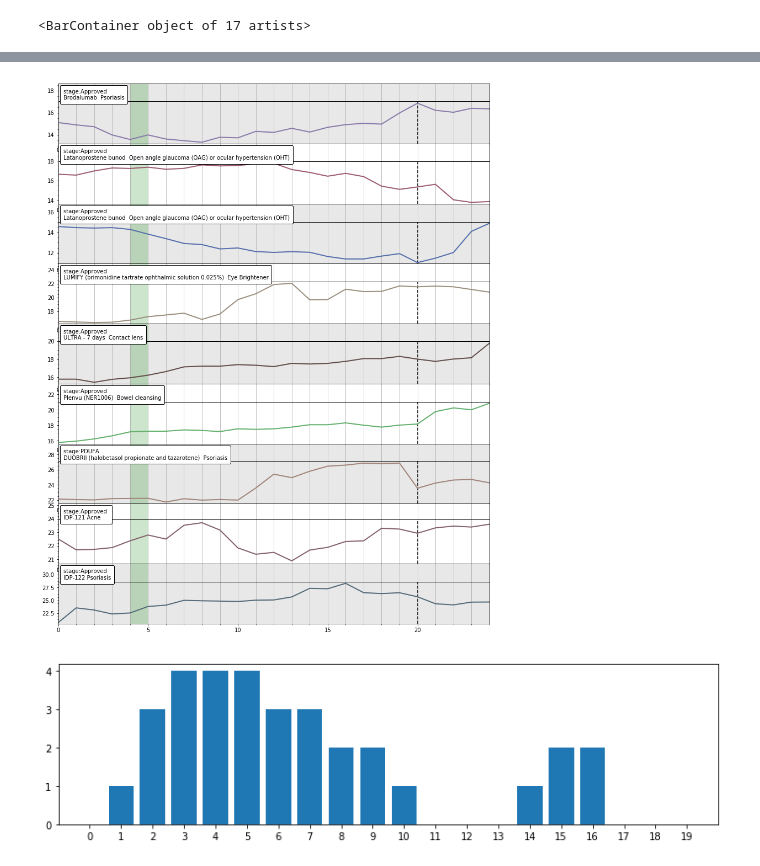
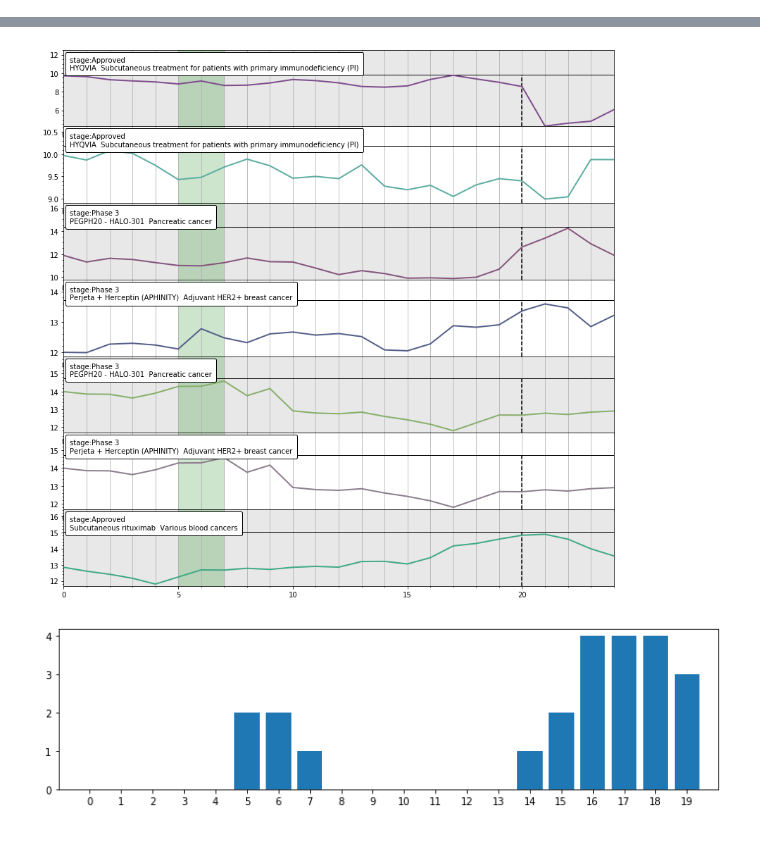
Before and after one commit to automayt/pharmakarma, a Jupyter notebook: PharmaKarma2.ipynb, the cells around one changed output, grey strips where cells are left out. Saved outputs shown, nothing was run; the diff lists cells and outputs as text; code cells hidden in the pictures.

```diff
--- a/PharmaKarma2.ipynb
+++ b/PharmaKarma2.ipynb
@@ -48,7 +48,7 @@ df["Past"] = df["Date"] - DateOffset(weeks=3)
 df["Future"] = df["Date"] + DateOffset(weeks=1)
 
 # Create local PDUFA dataframe for comparison
-ticker="BHC"
+ticker="HALO"
 pdufadf = df.loc[ticker]
 length = len(pdufadf.index)
 count = 0
@@ -136,13 +136,12 @@ while (avx < length):
 , calcdf[(calcdf['Total_POS'] >= calcdf["Total_POS"].max() - 1)].sort_values(by=['Stddev'],ascending=True).iloc[0]["EndRange"]
 , color='green', alpha=0.2)
     avx = avx + 1
-calcdffinal = calcdf[(calcdf['Total_POS'] >= calcdf["Total_POS"].max() - 1)&(calcdf["EndRange"] < pdufaint)].sort_values(by=['Stddev'],ascending=True)
+calcdffinal = calcdf[(calcdf['Total_POS'] >= calcdf["Total_POS"].max() - 1)&(calcdf["EndRange"] < pdufaint)&(calcdf["Stddev"] < 6)].sort_values(by=['Stddev'],ascending=True)
 calcdffinal
 #CALCULATE BEST FIT DERIVATIVE PRE-PDUFA TO DETERMINE CONSISTENCY OF CURVE AND COMPARE TO TODAY.
 #Figure out calculation for "winner". Is it stddev * mean? What about ranges to short?
 # plt.show()
 # %matplotlib inline
-
 figure(num=None, figsize=(12, 3))
 
 a=[]
@@ -153,5 +152,5 @@ bcount = np.bincount(b)
 plt.xticks(np.arange(20))
 plt.xlim(-1,20)
 plt.bar(list(range(0,max(b)+1)),bcount)
+calcdffinal
 # %% [output]
-<BarContainer object of 17 artists>
@@ -158,2 +164,2 @@ plt.bar(list(range(0,max(b)+1)),bcount)
-[figure, old version]
+[figure, new version]
-[figure, old version]
+[figure, new version]
```
Also changed, not shown: parts of 3 cells of this notebook.
